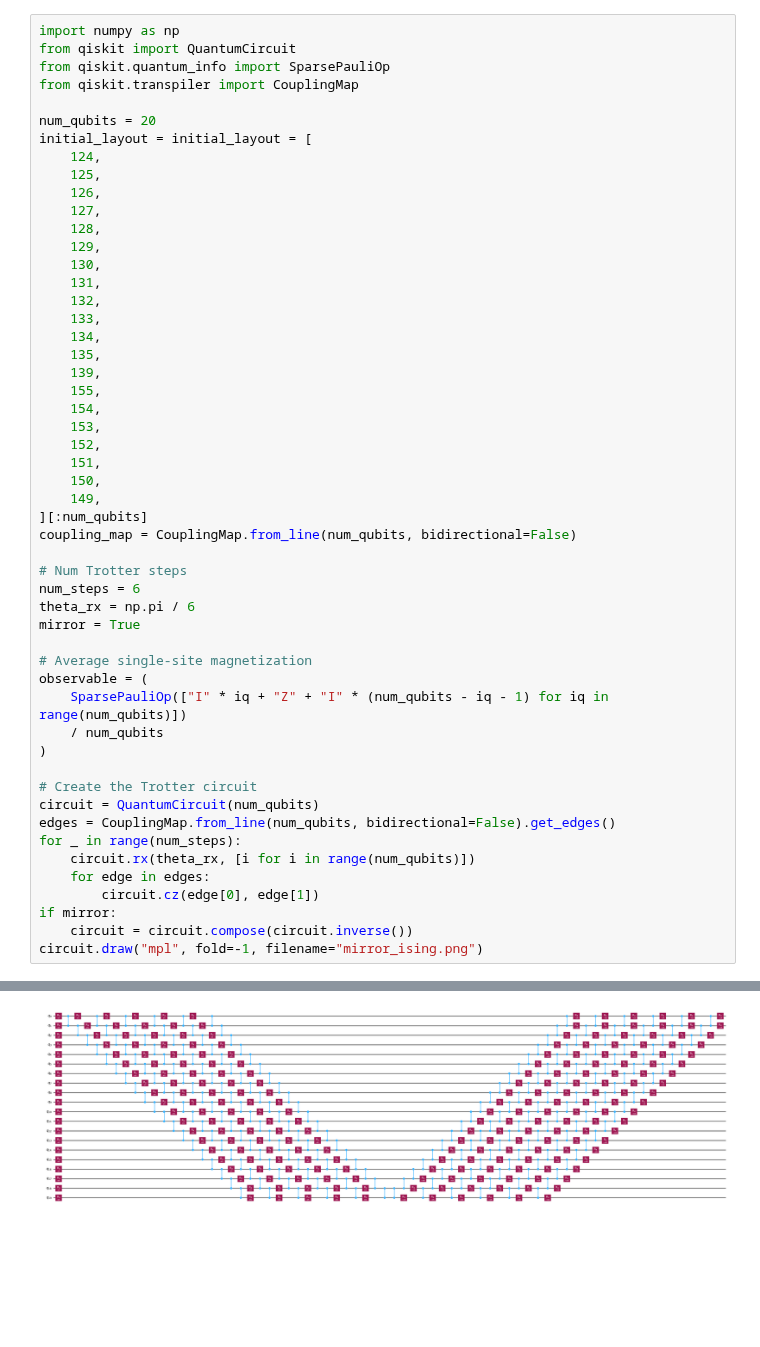
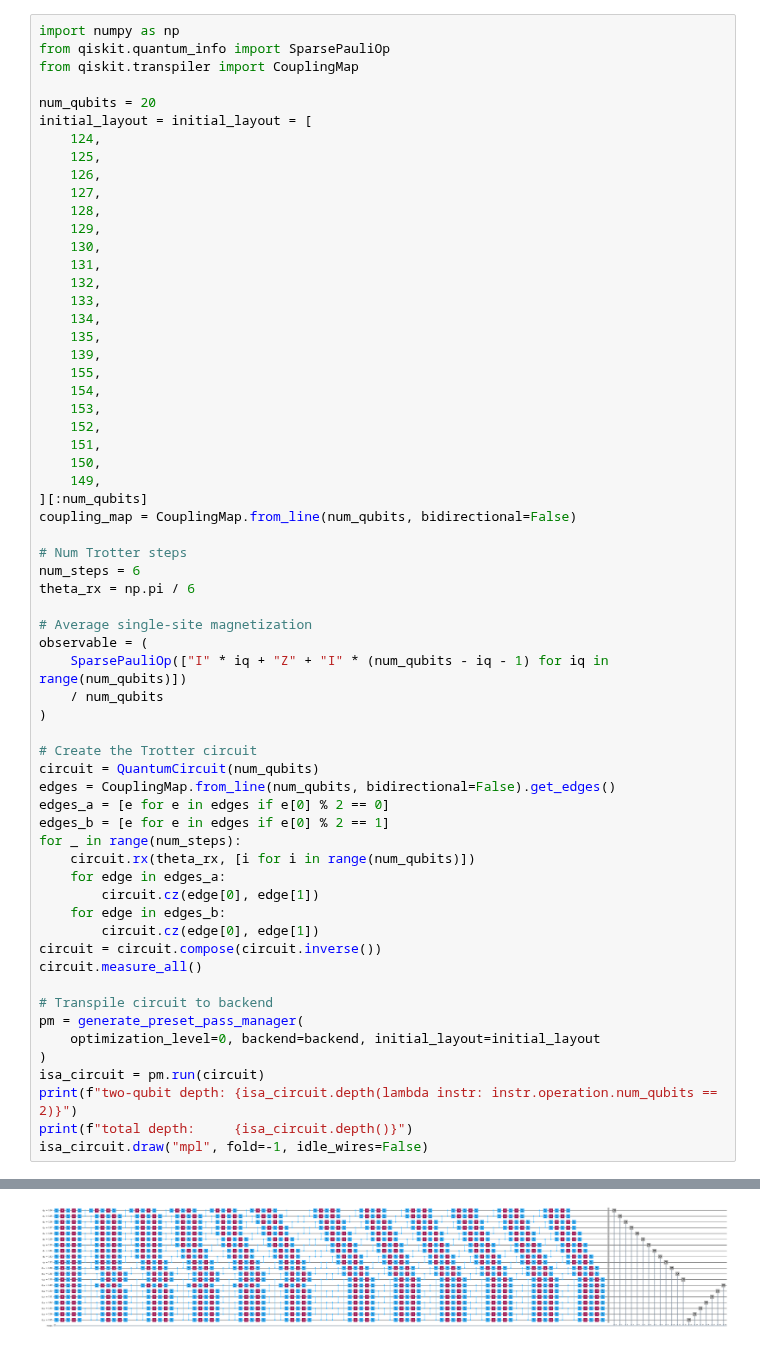
Before and after one commit to Qiskit/qiskit-addon-utils, a Jupyter notebook: docs/how_tos/postselection_with_bit_flip_checks.ipynb, the cells around one changed output, grey strips where cells are left out. Saved outputs shown, nothing was run; the diff lists cells and outputs as text; blank space fills up the shorter version.

```diff
--- a/docs/how_tos/postselection_with_bit_flip_checks.ipynb
+++ b/docs/how_tos/postselection_with_bit_flip_checks.ipynb
@@ -3,6 +81,5 @@
 # %%
 import numpy as np
-from qiskit import QuantumCircuit
 from qiskit.quantum_info import SparsePauliOp
 from qiskit.transpiler import CouplingMap
 
@@ -34,7 +111,6 @@ coupling_map = CouplingMap.from_line(num_qubits, bidirectional=False)
 # Num Trotter steps
 num_steps = 6
 theta_rx = np.pi / 6
-mirror = True
 
 # Average single-site magnetization
 observable = (
@@ -45,11 +121,23 @@ observable = (
 # Create the Trotter circuit
 circuit = QuantumCircuit(num_qubits)
 edges = CouplingMap.from_line(num_qubits, bidirectional=False).get_edges()
+edges_a = [e for e in edges if e[0] % 2 == 0]
+edges_b = [e for e in edges if e[0] % 2 == 1]
 for _ in range(num_steps):
     circuit.rx(theta_rx, [i for i in range(num_qubits)])
-    for edge in edges:
+    for edge in edges_a:
         circuit.cz(edge[0], edge[1])
-if mirror:
-    circuit = circuit.compose(circuit.inverse())
-circuit.draw("mpl", fold=-1, filename="mirror_ising.png")
+    for edge in edges_b:
+        circuit.cz(edge[0], edge[1])
+circuit = circuit.compose(circuit.inverse())
+circuit.measure_all()
+
+# Transpile circuit to backend
+pm = generate_preset_pass_manager(
+    optimization_level=0, backend=backend, initial_layout=initial_layout
+)
+isa_circuit = pm.run(circuit)
+print(f"two-qubit depth: {isa_circuit.depth(lambda instr: instr.operation.num_qubits == 2)}")
+print(f"total depth:     {isa_circuit.depth()}")
+isa_circuit.draw("mpl", fold=-1, idle_wires=False)
 # %% [output]
@@ -56 +146 @@ circuit.draw("mpl", fold=-1, filename="mirror_ising.png")
-[figure, old version]
+[figure, new version]
```
Also changed, not shown: parts of 21 cells of this notebook.
